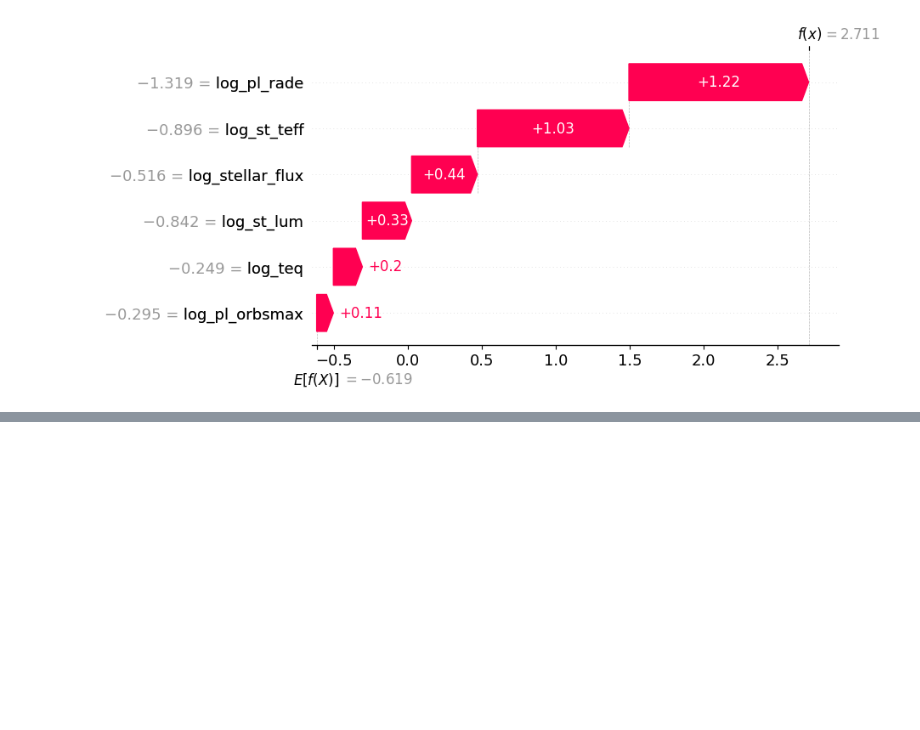
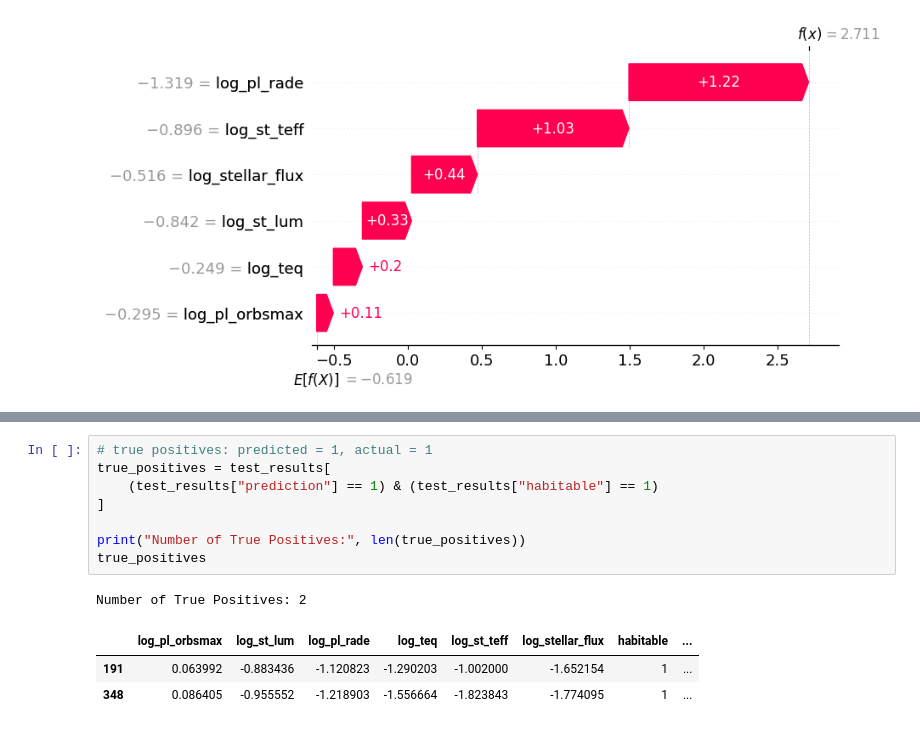
Before and after one commit to Samyukthaa-GR/exoplanet-habitability-project, a Jupyter notebook: notebooks/09_model_tuning_and_explainability.ipynb, the cells around one changed output, grey strips where cells are left out. Cells and saved outputs as stored; diff of their text form; blank space fills up the shorter version.

```diff
--- a/notebooks/09_model_tuning_and_explainability.ipynb
+++ b/notebooks/09_model_tuning_and_explainability.ipynb
@@ -262,0 +286,13 @@ shap.plots.waterfall(shap_values[0])
+# %%
+# true positives: predicted = 1, actual = 1
+true_positives = test_results[
+    (test_results["prediction"] == 1) & (test_results["habitable"] == 1)
+]
+
+print("Number of True Positives:", len(true_positives))
+true_positives
+# %% [output]
+Number of True Positives: 2
+|  | log_pl_orbsmax | log_st_lum | log_pl_rade | log_teq | log_st_teff | log_stellar_flux | habitable | ... |
+| 191 | 0.063992 | -0.883436 | -1.120823 | -1.290203 | -1.002000 | -1.652154 | 1 | ... |
+| 348 | 0.086405 | -0.955552 | -1.218903 | -1.556664 | -1.823843 | -1.774095 | 1 | ... |
```
Also changed, not shown: parts of 2 cells of this notebook.
